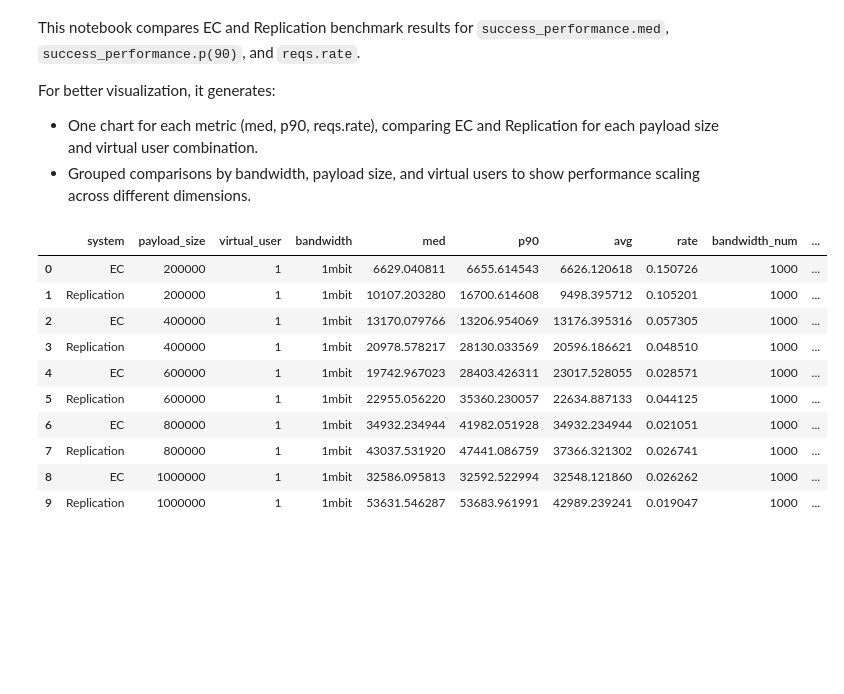
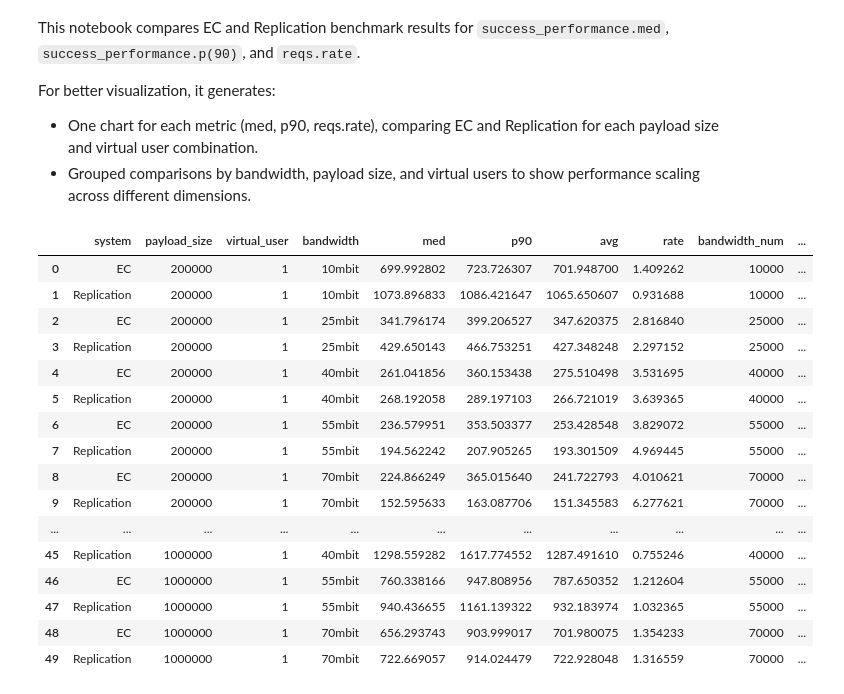
Before and after one commit to MuhamadAjiW/DistKV-Erasure-Coding, a Jupyter notebook: benchmark/benchmark_k6_write.ipynb, the cells around one changed output. Drawn from its saved outputs; the diff is of its cells as text; code cells hidden in the pictures; blank space fills up the shorter version.

```diff
--- a/benchmark/benchmark_k6_write.ipynb
+++ b/benchmark/benchmark_k6_write.ipynb
@@ -14,7 +14,7 @@ import matplotlib.pyplot as plt
 import seaborn as sns
 
 # Suffix for selecting benchmark results
-suffix = "/write_slownet/"
+suffix = "/write_avgnet/"
 
 # Path to your benchmark results directory
 results_dir = './results_store/_final/'
@@ -69,43 +69,49 @@ def extract_data(files, system_type):
 def bandwidth_to_num(bw):
     if bw == 'unlimited':
         return float('inf')
     m = re.match(r'(\d+)(kbit|mbit|gbit)', bw)
     if not m:
         return float('inf')
     val, unit = int(m.group(1)), m.group(2)
     if unit == 'kbit':
         return val
     elif unit == 'mbit':
         return val * 1000
     elif unit == 'gbit':
         return val * 1000 * 1000
     return float('inf')
 
 # Collect EC and Replication data
 files_ec = glob.glob(ec_pattern)
 files_replication = glob.glob(replication_pattern)
 data = extract_data(files_ec, 'EC') + extract_data(files_replication, 'Replication')
 df = pd.DataFrame(data)
 if not df.empty:
     # Add bandwidth_num for correct sorting
     df['bandwidth_num'] = df['bandwidth'].apply(bandwidth_to_num)
     # Sort by payload_size, virtual_user, bandwidth_num, then system for grouped comparison
     df = df.sort_values(['payload_size', 'virtual_user', 'bandwidth_num', 'system'])
     df['combo'] = df.apply(lambda row: f"{row['payload_size']}B_{row['virtual_user']}vu_{row['bandwidth']}", axis=1)
     df.reset_index(drop=True, inplace=True)
 df
 # %% [output]
 |  | system | payload_size | virtual_user | bandwidth | med | p90 | avg | rate | bandwidth_num | ... |
-| 0 | EC | 200000 | 1 | 1mbit | 6629.040811 | 6655.614543 | 6626.120618 | 0.150726 | 1000 | ... |
-| 1 | Replication | 200000 | 1 | 1mbit | 10107.203280 | 16700.614608 | 9498.395712 | 0.105201 | 1000 | ... |
-| 2 | EC | 400000 | 1 | 1mbit | 13170.079766 | 13206.954069 | 13176.395316 | 0.057305 | 1000 | ... |
-| 3 | Replication | 400000 | 1 | 1mbit | 20978.578217 | 28130.033569 | 20596.186621 | 0.048510 | 1000 | ... |
-| 4 | EC | 600000 | 1 | 1mbit | 19742.967023 | 28403.426311 | 23017.528055 | 0.028571 | 1000 | ... |
-| 5 | Replication | 600000 | 1 | 1mbit | 22955.056220 | 35360.230057 | 22634.887133 | 0.044125 | 1000 | ... |
-| 6 | EC | 800000 | 1 | 1mbit | 34932.234944 | 41982.051928 | 34932.234944 | 0.021051 | 1000 | ... |
-| 7 | Replication | 800000 | 1 | 1mbit | 43037.531920 | 47441.086759 | 37366.321302 | 0.026741 | 1000 | ... |
-| 8 | EC | 1000000 | 1 | 1mbit | 32586.095813 | 32592.522994 | 32548.121860 | 0.026262 | 1000 | ... |
-| 9 | Replication | 1000000 | 1 | 1mbit | 53631.546287 | 53683.961991 | 42989.239241 | 0.019047 | 1000 | ... |
+| 0 | EC | 200000 | 1 | 10mbit | 699.992802 | 723.726307 | 701.948700 | 1.409262 | 10000 | ... |
+| 1 | Replication | 200000 | 1 | 10mbit | 1073.896833 | 1086.421647 | 1065.650607 | 0.931688 | 10000 | ... |
+| 2 | EC | 200000 | 1 | 25mbit | 341.796174 | 399.206527 | 347.620375 | 2.816840 | 25000 | ... |
+| 3 | Replication | 200000 | 1 | 25mbit | 429.650143 | 466.753251 | 427.348248 | 2.297152 | 25000 | ... |
+| 4 | EC | 200000 | 1 | 40mbit | 261.041856 | 360.153438 | 275.510498 | 3.531695 | 40000 | ... |
+| 5 | Replication | 200000 | 1 | 40mbit | 268.192058 | 289.197103 | 266.721019 | 3.639365 | 40000 | ... |
+| 6 | EC | 200000 | 1 | 55mbit | 236.579951 | 353.503377 | 253.428548 | 3.829072 | 55000 | ... |
+| 7 | Replication | 200000 | 1 | 55mbit | 194.562242 | 207.905265 | 193.301509 | 4.969445 | 55000 | ... |
+| 8 | EC | 200000 | 1 | 70mbit | 224.866249 | 365.015640 | 241.722793 | 4.010621 | 70000 | ... |
+| 9 | Replication | 200000 | 1 | 70mbit | 152.595633 | 163.087706 | 151.345583 | 6.277621 | 70000 | ... |
+| ... | ... | ... | ... | ... | ... | ... | ... | ... | ... | ... |
+| 45 | Replication | 1000000 | 1 | 40mbit | 1298.559282 | 1617.774552 | 1287.491610 | 0.755246 | 40000 | ... |
+| 46 | EC | 1000000 | 1 | 55mbit | 760.338166 | 947.808956 | 787.650352 | 1.212604 | 55000 | ... |
+| 47 | Replication | 1000000 | 1 | 55mbit | 940.436655 | 1161.139322 | 932.183974 | 1.032365 | 55000 | ... |
+| 48 | EC | 1000000 | 1 | 70mbit | 656.293743 | 903.999017 | 701.980075 | 1.354233 | 70000 | ... |
+| 49 | Replication | 1000000 | 1 | 70mbit | 722.669057 | 914.024479 | 722.928048 | 1.316559 | 70000 | ... |
 # %%
 # Plotting: Compare EC vs Replication for each metric, grouped by (payload_size, virtual_user)
 sns.set_style("whitegrid")
```
Also changed, not shown: parts of 6 cells of this notebook, 2 other files.
